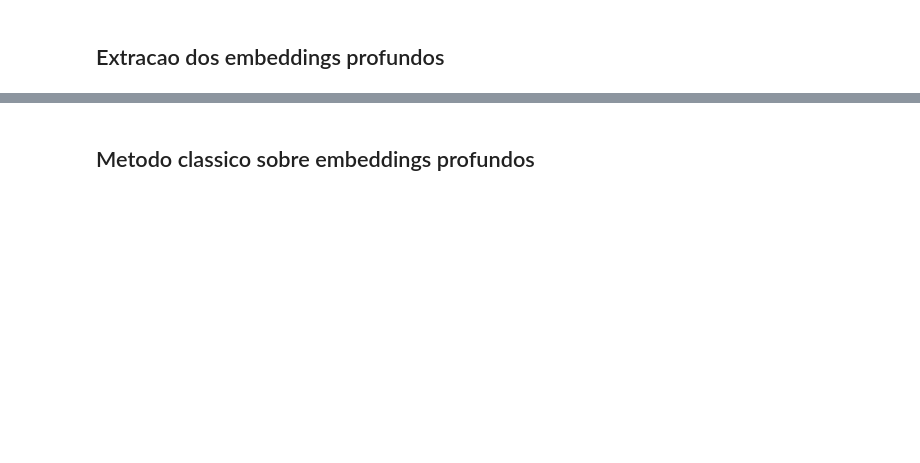
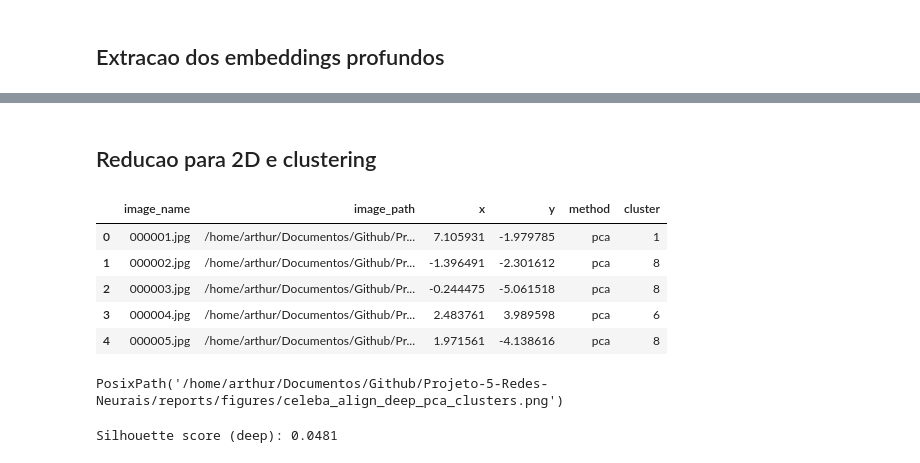
Before and after one commit to AHChaves/Projeto-5-Redes-Neurais, a Jupyter notebook: notebooks/02_embeddings_deep.ipynb, the cells around one changed output, grey strips where cells are left out. Cells and saved outputs as stored; diff of their text form; code cells hidden in the pictures; blank space fills up the shorter version.

```diff
--- a/notebooks/02_embeddings_deep.ipynb
+++ b/notebooks/02_embeddings_deep.ipynb
@@ -217,9 +161,19 @@ deep_df.shape
+# %% [markdown]
+## Reducao para 2D e clustering
 # %%
-deep_2d = reduce_embeddings(deep_df, method='pca')
+clustered_deep_df, deep_silhouette = cluster_embeddings(deep_df, n_clusters=N_CLUSTERS)
+deep_2d = reduce_embeddings(deep_df, method='pca').merge(clustered_deep_df, on=['image_name', 'image_path'])
 deep_2d.head()
+# %% [output]
+|  | image_name | image_path | x | y | method | cluster |
+| 0 | 000001.jpg | /home/arthur/Documentos/Github/Pr... | 7.105931 | -1.979785 | pca | 1 |
+| 1 | 000002.jpg | /home/arthur/Documentos/Github/Pr... | -1.396491 | -2.301612 | pca | 8 |
+| 2 | 000003.jpg | /home/arthur/Documentos/Github/Pr... | -0.244475 | -5.061518 | pca | 8 |
+| 3 | 000004.jpg | /home/arthur/Documentos/Github/Pr... | 2.483761 | 3.989598 | pca | 6 |
+| 4 | 000005.jpg | /home/arthur/Documentos/Github/Pr... | 1.971561 | -4.138616 | pca | 8 |
 # %%
-figure_path = FIGURES_DIR / 'deep_resnet50_pca.png'
-save_scatter_plot(deep_2d, figure_path, 'Deep Embeddings - PCA')
+figure_path = FIGURES_DIR / 'celeba_align_deep_pca_clusters.png'
+save_scatter_plot(deep_2d, figure_path, 'CelebA Align - Deep Embeddings + K-Means')
 figure_path
+# %% [output]
+PosixPath('/home/arthur/Documentos/Github/Projeto-5-Redes-Neurais/reports/figures/celeba_align_deep_pca_clusters.png')
-# %% [markdown]
-## Metodo classico sobre embeddings profundos
@@ -231,0 +180,4 @@ print(result['report'])
+# %%
+print('Silhouette score (deep):', round(deep_silhouette, 4))
+# %% [output]
+Silhouette score (deep): 0.0481
```
Also changed, not shown: parts of 10 cells of this notebook, 6 other files.
